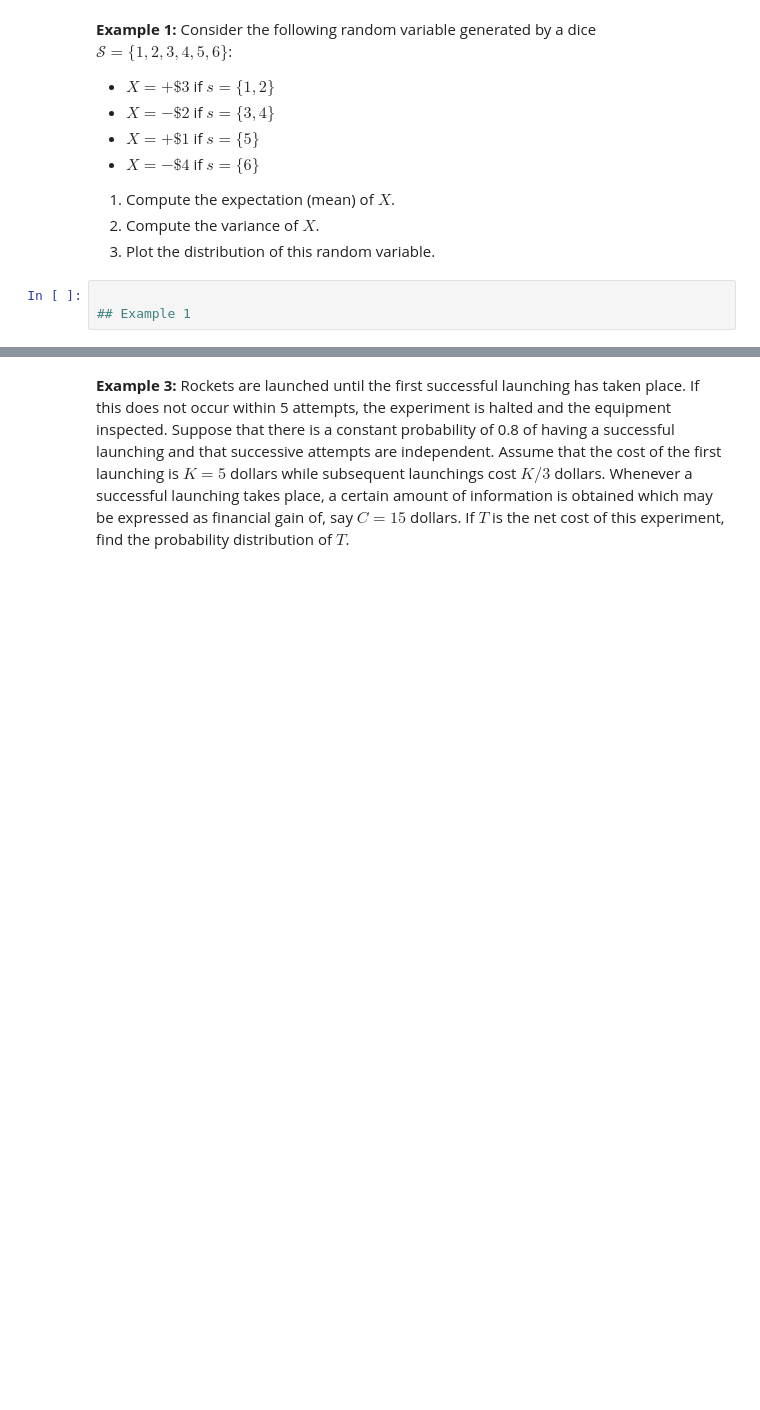
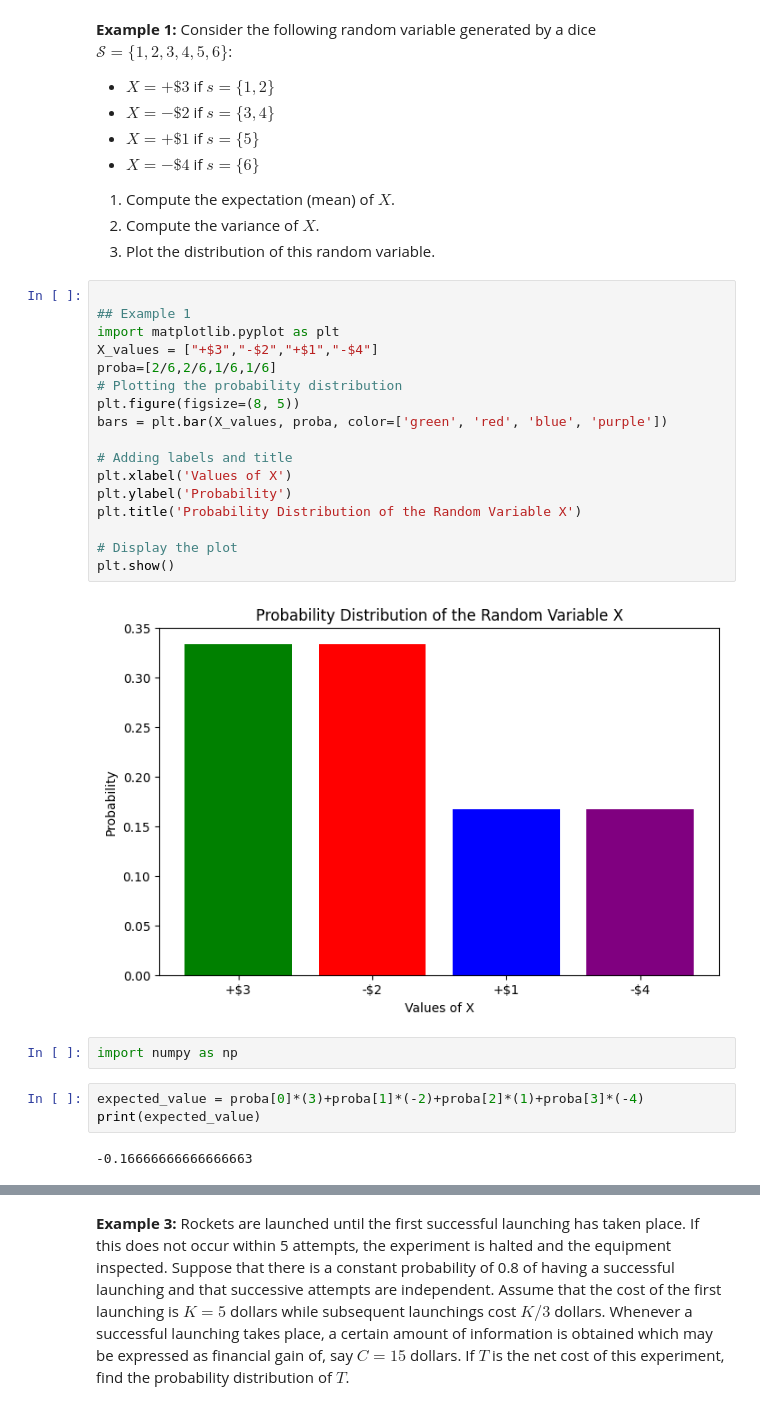
Before and after one commit to sarayruiz/sarayruiz--Proyecto-de-distibucion-de-probabilidad-con-python, a Jupyter notebook: examples.ipynb, the cells around one changed output, grey strips where cells are left out. Saved outputs shown, nothing was run; the diff lists cells and outputs as text; blank space fills up the shorter version.

Commit message:
Examples

```diff
--- a/examples.ipynb
+++ b/examples.ipynb
@@ -12,6 +12,29 @@
 1. Compute the expectation (mean) of $X$.
 2. Compute the variance of $X$.
 3. Plot the distribution of this random variable.
-# %%
-
-## Example 1
+# %%
+
+## Example 1
+import matplotlib.pyplot as plt
+X_values = ["+$3","-$2","+$1","-$4"]
+proba=[2/6,2/6,1/6,1/6]
+# Plotting the probability distribution
+plt.figure(figsize=(8, 5))
+bars = plt.bar(X_values, proba, color=['green', 'red', 'blue', 'purple'])
+
+# Adding labels and title
+plt.xlabel('Values of X')
+plt.ylabel('Probability')
+plt.title('Probability Distribution of the Random Variable X')
+
+# Display the plot
+plt.show()
+# %% [output]
+[figure, added]
+# %%
+import numpy as np
+# %%
+expected_value = proba[0]*(3)+proba[1]*(-2)+proba[2]*(1)+proba[3]*(-4)
+print(expected_value)
+# %% [output]
+-0.16666666666666663
```
Also changed, not shown: parts of 8 cells of this notebook.
